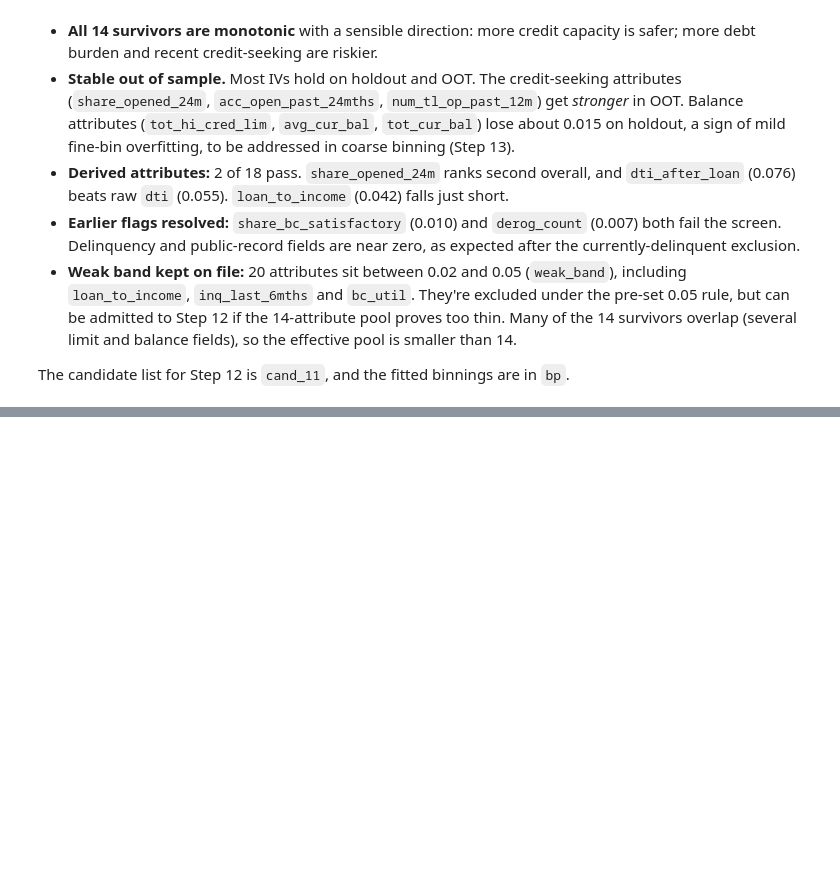
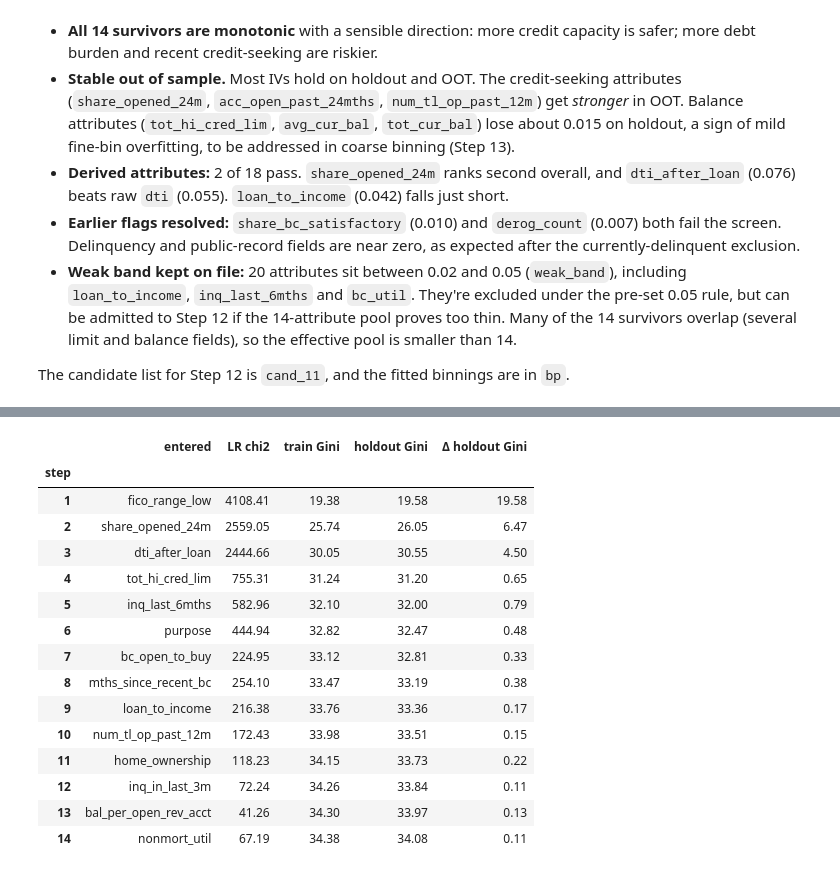
Before and after one commit to daniel-d-wu/scorecard-dev, a Jupyter notebook: scorecard_dev.ipynb, the cells around one changed output, grey strips where cells are left out. Cells and saved outputs as stored; diff of their text form; code cells hidden in the pictures; blank space fills up the shorter version.

```diff
--- a/scorecard_dev.ipynb
+++ b/scorecard_dev.ipynb
@@ -2093,0 +2187,77 @@ The candidate list for Step 12 is `cand_11`, and the fitted binnings are in `bp`
+# %%
+# ---------------------------------------------------------------
+# 12  Forward stepwise logistic regression on WoE
+# ---------------------------------------------------------------
+import statsmodels.api as sm
+from scipy.stats import chi2
+
+def woe_frame(d, cols):
+    """Replace each attribute by the WoE of its bin (bins fitted on train in Step 11)."""
+    return pd.DataFrame({v: bp.get_binned_variable(v).transform(d[v].values, metric='woe') for v in cols}, index=d.index)
+
+pool_all = cand_11 + weak_band                       # everything with IV >= 0.02
+W_tr, W_ho, W_oo = woe_frame(train, pool_all), woe_frame(hold, pool_all), woe_frame(oot, pool_all)
+y_tr, y_ho, y_oo = train.bad.astype(int), hold.bad.astype(int), oot.bad.astype(int)
+P_MAX, GINI_MIN = 0.001, 0.10
+
+def fit(cols):
+    X = sm.add_constant(W_tr[cols], has_constant='add') if cols else np.ones((len(W_tr), 1))
+    return sm.Logit(y_tr, X).fit(disp=0)
+
+def gini_on(res, cols, W, y):
+    return 100 * gini(y, res.predict(sm.add_constant(W[cols], has_constant='add')))
+
+def stepwise(pool):
+    """Forward selection: add the attribute with the largest LR improvement that passes all three entry rules."""
+    selected, log, current, cur_ho = [], [], fit([]), 0.0
+    while True:
+        trials = []
+        for v in [c for c in pool if c not in selected]:
+            res = fit(selected + [v]); lr = 2 * (res.llf - current.llf)
+            trials.append({'attribute': v, 'res': res, 'LR': lr, 'p': chi2.sf(lr, 1),
+                           'ho_gini': gini_on(res, selected + [v], W_ho, y_ho),
+                           'signs_ok': bool((res.params.drop('const') < 0).all())})
+        trials.sort(key=lambda t: -t['LR'])
+        chosen = next((t for t in trials if t['p'] < P_MAX and t['ho_gini'] - cur_ho >= GINI_MIN and t['signs_ok']), None)
+        if chosen is None: break
+        selected.append(chosen['attribute']); current = chosen['res']
+        log.append({'step': len(selected), 'entered': chosen['attribute'], 'LR chi2': chosen['LR'],
+                    'train Gini': gini_on(current, selected, W_tr, y_tr), 'holdout Gini': chosen['ho_gini'],
+                    'Δ holdout Gini': chosen['ho_gini'] - cur_ho})
+        cur_ho = chosen['ho_gini']
+    why = []
+    for t in trials:
+        r = []
+        if t['p'] >= P_MAX: r.append(f"p = {t['p']:.3g}")
+        if t['ho_gini'] - cur_ho < GINI_MIN: r.append(f"holdout Gini gain {t['ho_gini'] - cur_ho:+.2f}")
+        if not t['signs_ok']:
+            pc = t['res'].params.drop('const'); r.append('positive coef: ' + ', '.join(pc[pc > 0].index))
+        why.append({'attribute': t['attribute'], 'LR chi2 if added': round(t['LR'], 1), 'reason not entered': '; '.join(r)})
+    return selected, current, pd.DataFrame(log).set_index('step'), pd.DataFrame(why).set_index('attribute')
+
+def report(name, selected, res):
+    return pd.Series({'attributes': len(selected),
+                      'Gini train': gini_on(res, selected, W_tr, y_tr), 'Gini holdout': gini_on(res, selected, W_ho, y_ho),
+                      'Gini OOT': gini_on(res, selected, W_oo, y_oo)}, name=name)
+
+# A: the 14 attributes that passed IV >= 0.05
+sel_A, res_A, log_A, why_A = stepwise(cand_11)
+print('A. Pool = 14 attributes with IV >= 0.05'); display(log_A.round(2)); display(why_A)
+
+# B: add the 20 weak-band attributes (0.02 <= IV < 0.05)
+sel_B, res_B, log_B, why_B = stepwise(pool_all)
+print(f'B. Pool = {len(pool_all)} attributes with IV >= 0.02'); display(log_B.round(2)); display(why_B)
+
+bench = pd.DataFrame([
+    report('A: stepwise on 14', sel_A, res_A),
+    report(f'B: stepwise on {len(pool_all)}', sel_B, res_B),
+    pd.Series({'attributes': np.nan, 'Gini train': np.nan, 'Gini holdout': 100 * gini(y_ho, sg(hold)), 'Gini OOT': 100 * gini(y_oo, sg(oot))}, name='LC sub_grade (champion)'),
+    pd.Series({'attributes': 59, 'Gini train': np.nan, 'Gini holdout': 100 * gini(hold.bad, p_hold_single), 'Gini OOT': 100 * gini(oot.bad, p_oot_single)}, name='Step 8 raw-value test model'),
+])
+print('Comparison (Gini points):'); display(bench.round(1))
+
+# Model B coefficients (target = bad; inputs are WoE, so every coefficient should be negative)
+sel_12, model_12 = sel_B, res_B
+print('Model B coefficients:')
+display(pd.DataFrame({'coef': model_12.params, 'std err': model_12.bse, 'p-value': model_12.pvalues}).round(4))
+# %% [output]
@@ -2093,0 +2284,16 @@ The candidate list for Step 12 is `cand_11`, and the fitted binnings are in `bp`
+|  | entered | LR chi2 | train Gini | holdout Gini | Δ holdout Gini |
+| step |  |  |  |  |  |
+| 1 | fico_range_low | 4108.41 | 19.38 | 19.58 | 19.58 |
+| 2 | share_opened_24m | 2559.05 | 25.74 | 26.05 | 6.47 |
+| 3 | dti_after_loan | 2444.66 | 30.05 | 30.55 | 4.50 |
+| 4 | tot_hi_cred_lim | 755.31 | 31.24 | 31.20 | 0.65 |
+| 5 | inq_last_6mths | 582.96 | 32.10 | 32.00 | 0.79 |
+| 6 | purpose | 444.94 | 32.82 | 32.47 | 0.48 |
+| 7 | bc_open_to_buy | 224.95 | 33.12 | 32.81 | 0.33 |
+| 8 | mths_since_recent_bc | 254.10 | 33.47 | 33.19 | 0.38 |
+| 9 | loan_to_income | 216.38 | 33.76 | 33.36 | 0.17 |
+| 10 | num_tl_op_past_12m | 172.43 | 33.98 | 33.51 | 0.15 |
+| 11 | home_ownership | 118.23 | 34.15 | 33.73 | 0.22 |
+| 12 | inq_in_last_3m | 72.24 | 34.26 | 33.84 | 0.11 |
+| 13 | bal_per_open_rev_acct | 41.26 | 34.30 | 33.97 | 0.13 |
+| 14 | nonmort_util | 67.19 | 34.38 | 34.08 | 0.11 |
```
Also changed, not shown: parts of 7 cells of this notebook, 1 other file.
